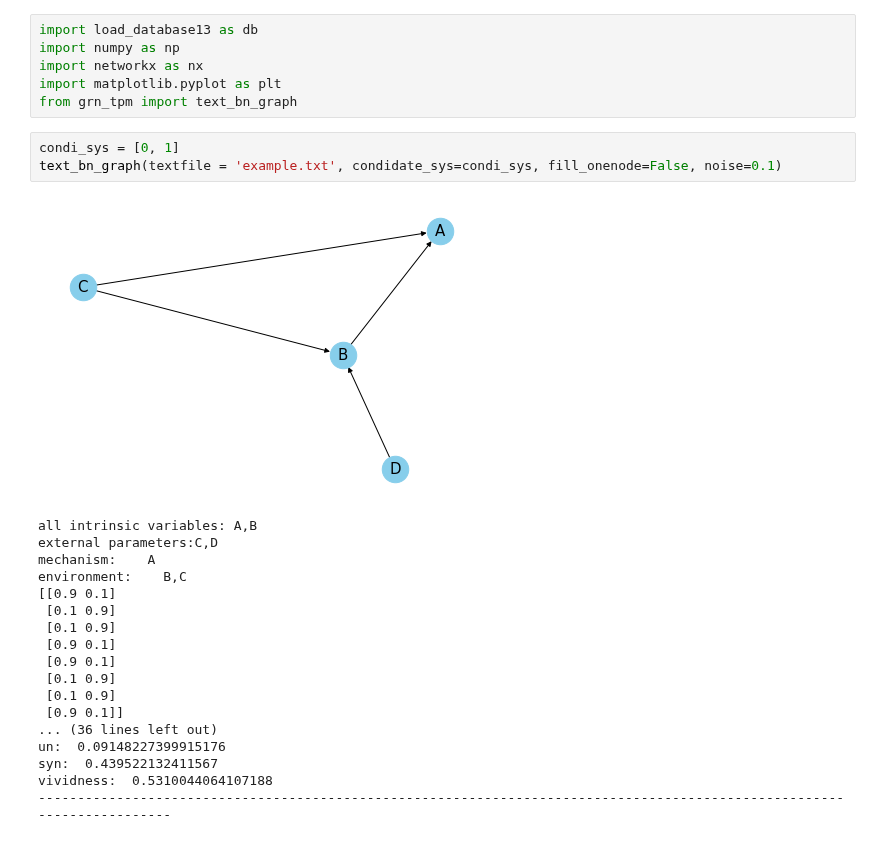
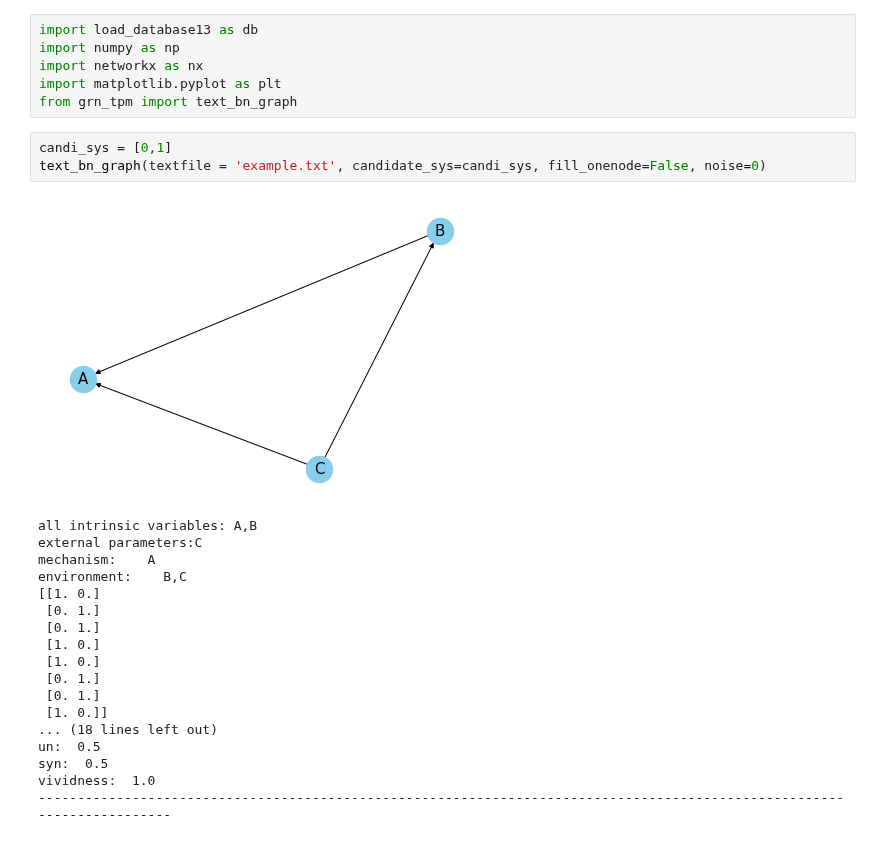
Before and after one commit to Lyn1216/Local-EI-project, a Jupyter notebook: exp/bool_network/grn/grn.ipynb, the cells around one changed output. Saved outputs shown, nothing was run; the diff lists cells and outputs as text.

```diff
--- a/exp/bool_network/grn/grn.ipynb
+++ b/exp/bool_network/grn/grn.ipynb
@@ -5,25 +5,25 @@ import networkx as nx
 import matplotlib.pyplot as plt
 from grn_tpm import text_bn_graph
 # %%
-condi_sys = [0, 1]
-text_bn_graph(textfile = 'example.txt', condidate_sys=condi_sys, fill_onenode=False, noise=0.1)
+candi_sys = [0,1]
+text_bn_graph(textfile = 'example.txt', candidate_sys=candi_sys, fill_onenode=False, noise=0)
 # %% [output]
-[figure, old version]
+[figure, new version]
 all intrinsic variables: A,B
-external parameters:C,D
+external parameters:C
 mechanism:    A
 environment:    B,C
-[[0.9 0.1]
- [0.1 0.9]
- [0.1 0.9]
- [0.9 0.1]
- [0.9 0.1]
- [0.1 0.9]
- [0.1 0.9]
- [0.9 0.1]]
-... (36 lines left out)
-un:  0.09148227399915176
-syn:  0.439522132411567
-vividness:  0.5310044064107188
+[[1. 0.]
+ [0. 1.]
+ [0. 1.]
+ [1. 0.]
+ [1. 0.]
+ [0. 1.]
+ [0. 1.]
+ [1. 0.]]
+... (18 lines left out)
+un:  0.5
+syn:  0.5
+vividness:  1.0
 ------------------------------------------------------------------------------------------------------------------------
 # %%
```
Also changed, not shown: parts of 1 cell of this notebook, 2 other files.
